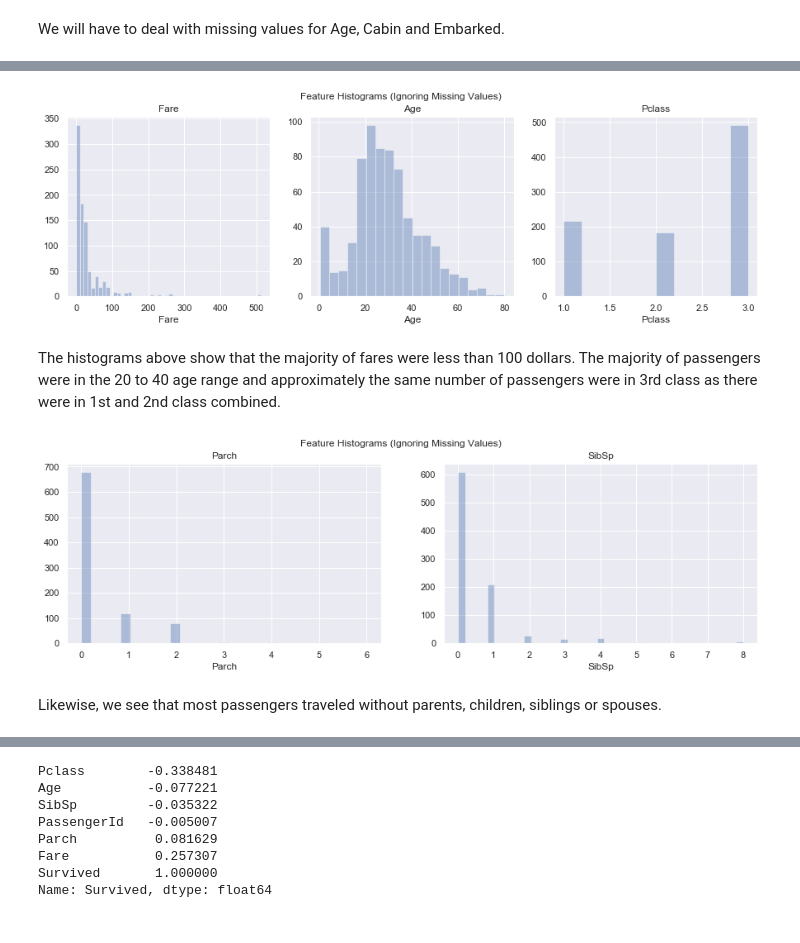
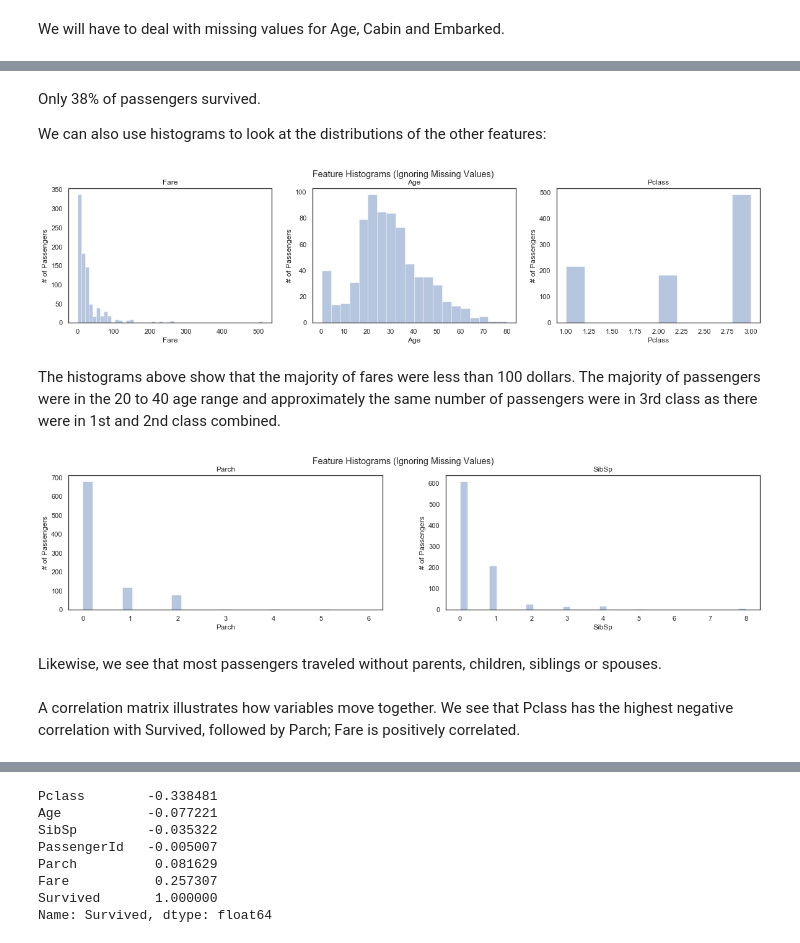
Before and after one commit to amypeniston/data-science-toolbox, a Jupyter notebook: kaggle_competitions/titanic/1_EDA.ipynb, the cells around one changed output, grey strips where cells are left out. Cells and saved outputs as stored; diff of their text form; code cells hidden in the pictures.

```diff
--- a/kaggle_competitions/titanic/1_EDA.ipynb
+++ b/kaggle_competitions/titanic/1_EDA.ipynb
@@ -6,5 +6,6 @@ import matplotlib.pyplot as plt
 import seaborn as sns
 import numpy as np
 
-sns.set()
+%matplotlib inline
 plt.rcParams["figure.figsize"] = (10, 8)
+sns.set(style='white', context='notebook', palette='deep')
@@ -90,27 +161,35 @@ We will have to deal with missing values for Age, Cabin and Embarked.
+# %% [markdown]
+Only 38% of passengers survived.
+
+We can also use histograms to look at the distributions of the other features:
 # %%
-fig, axs = plt.subplots(1,3, figsize=(15,4))
+fig, axs = plt.subplots(1,3, figsize=(20,4))
 
 for i, f in enumerate(["Fare", "Age", "Pclass"]):
     sns.distplot(train[f].dropna(), kde=False, ax=axs[i]).set_title(f)
+    axs[i].set(ylabel="# of Passengers")
 
 plt.suptitle("Feature Histograms (Ignoring Missing Values)")
 plt.show()
 # %% [output]
-[figure, old version]
+[figure, new version]
 # %% [markdown]
 The histograms above show that the majority of fares were less than 100 dollars. The majority of passengers were in the 20 to 40 age range and approximately the same number of passengers were in 3rd class as there were in 1st and 2nd class combined.
 # %%
-fig, axs = plt.subplots(1,2, figsize=(15,4))
+fig, axs = plt.subplots(1,2, figsize=(20,4))
 
 for i, f in enumerate(["Parch", "SibSp"]):
     sns.distplot(train[f].dropna(), kde=False, ax=axs[i]).set_title(f)
+    axs[i].set(ylabel="# of Passengers")
 
 plt.suptitle("Feature Histograms (Ignoring Missing Values)")
 plt.show()
 # %% [output]
-[figure, old version]
+[figure, new version]
 # %% [markdown]
 Likewise, we see that most passengers traveled without parents, children, siblings or spouses.
+# %% [markdown]
+A correlation matrix illustrates how variables move together. We see that Pclass has the highest negative correlation with Survived, followed by Parch; Fare is positively correlated.
 # %%
 sns.heatmap(train.corr(), annot=True, cmap="coolwarm")
 plt.show()
```
Also changed, not shown: parts of 55 cells of this notebook, 1 other file.
